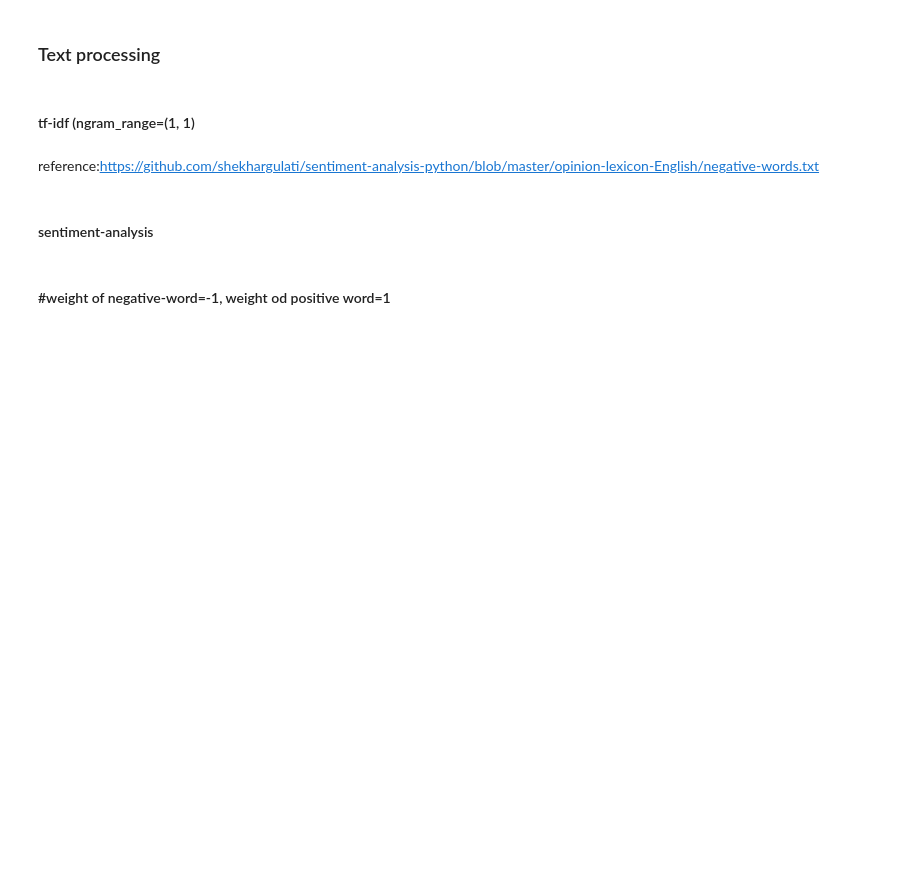
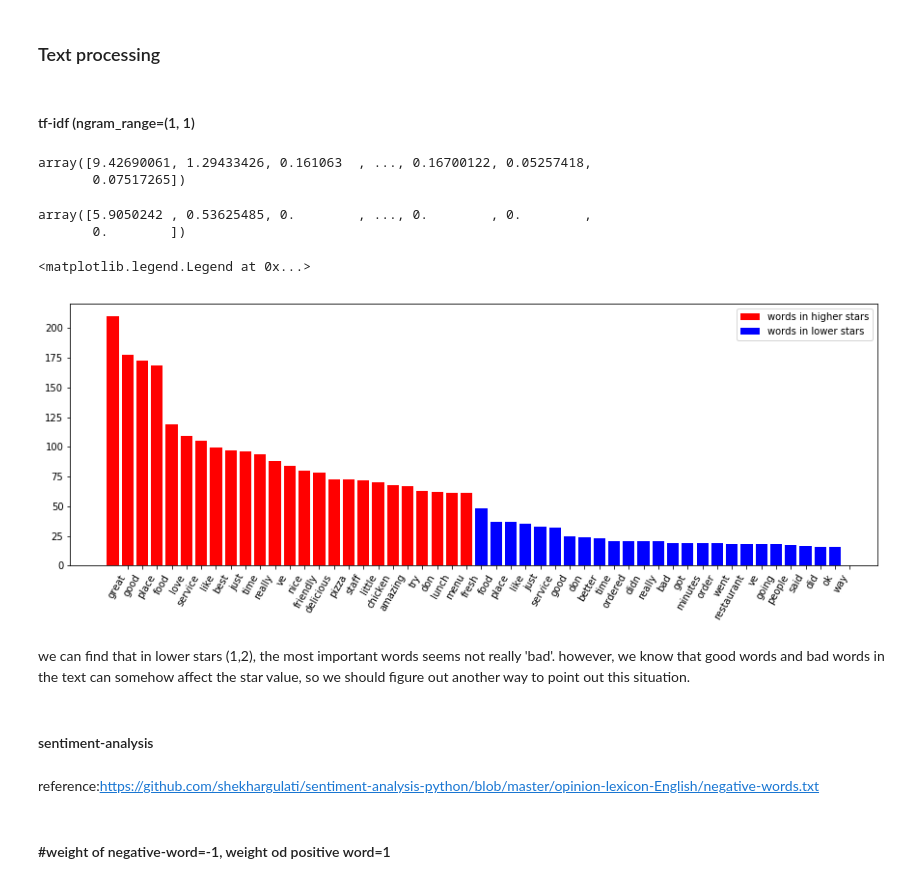
Before and after one commit to l3361269/data-science, a Jupyter notebook: Rating prediction based on collaborative filtering ,regression ,classfier.ipynb, the cells around one changed output. Drawn from its saved outputs; the diff is of its cells as text; code cells hidden in the pictures; blank space fills up the shorter version.

```diff
--- a/Rating prediction based on collaborative filtering ,regression ,classfier.ipynb
+++ b/Rating prediction based on collaborative filtering ,regression ,classfier.ipynb
@@ -75,10 +75,47 @@ td_test=tfidf.transform(text_test)
 # %%
 td_train=td_train.toarray()
 td_test=td_test.toarray()
+# %%
+text_45=np.zeros((len(td_train[0])))
+for i in range(len(star_train)):
+    if (star_train[i]==4)|(star_train[i]==5):
+        for j in range(len(td_train[i])):
+            text_45[j]+=td_train[i][j]
+text_45
+# %% [output]
+array([9.42690061, 1.29433426, 0.161063  , ..., 0.16700122, 0.05257418,
+       0.07517265])
+# %%
+text_12=np.zeros((len(td_train[0])))
+for i in range(len(star_train)):
+    if (star_train[i]==1)|(star_train[i]==2):
+        for j in range(len(td_train[i])):
+            text_12[j]+=td_train[i][j]
+text_12
+# %% [output]
+array([5.9050242 , 0.53625485, 0.        , ..., 0.        , 0.        ,
+       0.        ])
+# %%
+ind_45=np.argsort(-text_45)[:25]
+ind_12=np.argsort(-text_12)[:25]
+ind=np.hstack([ind_45,ind_12])
+text=np.hstack([text_45[ind_45],text_12[ind_12]])
+plt.figure(figsize=(15,5))
+plt.bar(np.arange(25), text_45[ind_45], color='red',label='words in higher stars')
+plt.bar(range(25,50), text_12[ind_12], color='blue',label='words in lower stars')
+feature_names = np.array(tfidf.get_feature_names())
+plt.xticks(np.arange(1, 51), feature_names[ind], rotation=60, ha="right");
+plt.legend()
+# %% [output]
+<matplotlib.legend.Legend at 0x...>
+[figure, added]
+# %% [markdown]
+we can find that in lower stars (1,2), the most important words seems not really 'bad'.
+however, we know that good words and bad words in the text can somehow affect the star value, so we should figure out another way to point out this situation.
+# %% [markdown]
+#### sentiment-analysis
 # %% [markdown]
 reference:https://github.com/shekhargulati/sentiment-analysis-python/blob/master/opinion-lexicon-English/negative-words.txt
-# %% [markdown]
-#### sentiment-analysis
 # %%
 positive_words=pd.read_csv("positive-words.txt")
 negative_words=pd.read_csv("negative-words.txt")
```
